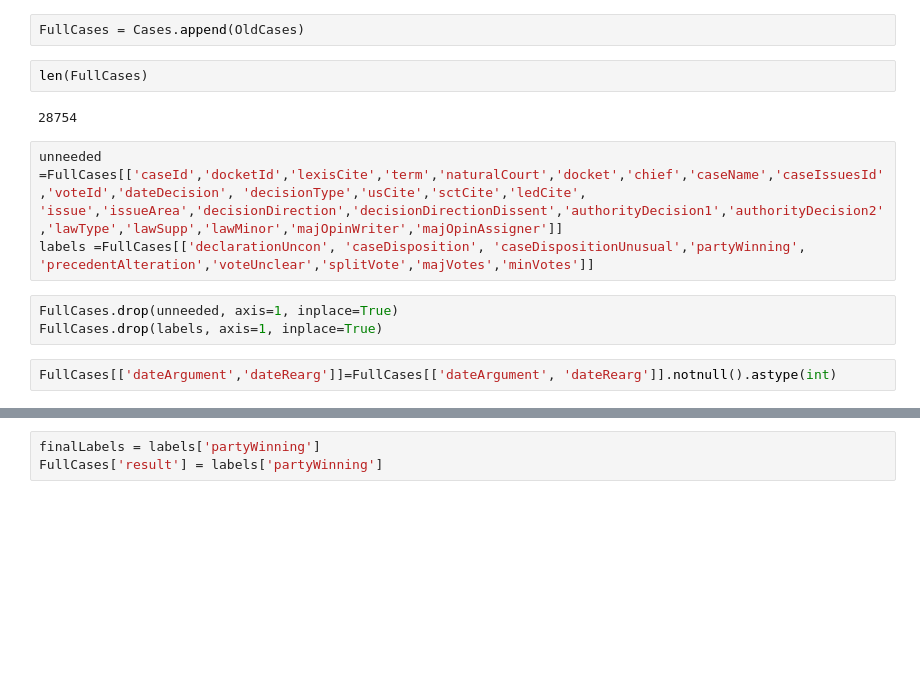
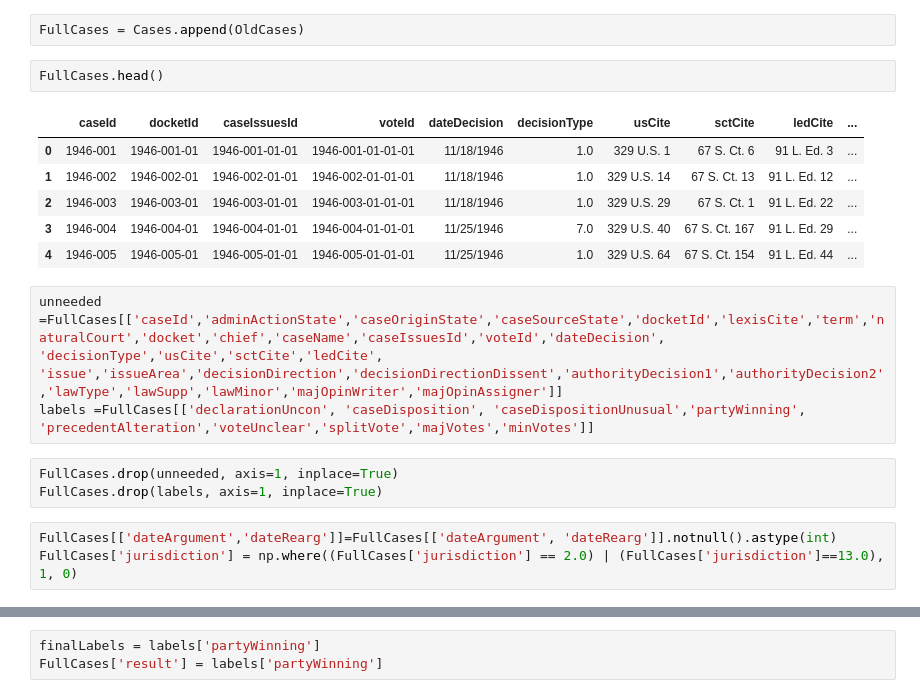
Before and after one commit to DKEENEY81/project, a Jupyter notebook: FulldataModel.ipynb, the cells around one changed output, grey strips where cells are left out. Cells and saved outputs as stored; diff of their text form; blank space fills up the shorter version.

```diff
--- a/FulldataModel.ipynb
+++ b/FulldataModel.ipynb
@@ -13,15 +13,21 @@ Cases = pd.read_csv('data/Cases2018.csv', encoding='iso-8859-1')
 OldCases = pd.read_csv('data/OldCases.csv', encoding='iso-8859-1')
 # %%
 FullCases = Cases.append(OldCases)
-# %%
-len(FullCases)
-# %% [output]
-28754
+# %%
+FullCases.head()
+# %% [output]
+|  | caseId | docketId | caseIssuesId | voteId | dateDecision | decisionType | usCite | sctCite | ledCite | ... |
+| 0 | 1946-001 | 1946-001-01 | 1946-001-01-01 | 1946-001-01-01-01 | 11/18/1946 | 1.0 | 329 U.S. 1 | 67 S. Ct. 6 | 91 L. Ed. 3 | ... |
+| 1 | 1946-002 | 1946-002-01 | 1946-002-01-01 | 1946-002-01-01-01 | 11/18/1946 | 1.0 | 329 U.S. 14 | 67 S. Ct. 13 | 91 L. Ed. 12 | ... |
+| 2 | 1946-003 | 1946-003-01 | 1946-003-01-01 | 1946-003-01-01-01 | 11/18/1946 | 1.0 | 329 U.S. 29 | 67 S. Ct. 1 | 91 L. Ed. 22 | ... |
+| 3 | 1946-004 | 1946-004-01 | 1946-004-01-01 | 1946-004-01-01-01 | 11/25/1946 | 7.0 | 329 U.S. 40 | 67 S. Ct. 167 | 91 L. Ed. 29 | ... |
+| 4 | 1946-005 | 1946-005-01 | 1946-005-01-01 | 1946-005-01-01-01 | 11/25/1946 | 1.0 | 329 U.S. 64 | 67 S. Ct. 154 | 91 L. Ed. 44 | ... |
 # %%
-unneeded =FullCases[['caseId','docketId','lexisCite','term','naturalCourt','docket','chief','caseName','caseIssuesId','voteId','dateDecision', 'decisionType','usCite','sctCite','ledCite', 'issue','issueArea','decisionDirection','decisionDirectionDissent','authorityDecision1','authorityDecision2','lawType','lawSupp','lawMinor','majOpinWriter','majOpinAssigner']]
+unneeded =FullCases[['caseId','adminActionState','caseOriginState','caseSourceState','docketId','lexisCite','term','naturalCourt','docket','chief','caseName','caseIssuesId','voteId','dateDecision', 'decisionType','usCite','sctCite','ledCite', 'issue','issueArea','decisionDirection','decisionDirectionDissent','authorityDecision1','authorityDecision2','lawType','lawSupp','lawMinor','majOpinWriter','majOpinAssigner']]
 labels =FullCases[['declarationUncon', 'caseDisposition', 'caseDispositionUnusual','partyWinning', 'precedentAlteration','voteUnclear','splitVote','majVotes','minVotes']]
 # %%
 FullCases.drop(unneeded, axis=1, inplace=True)
 FullCases.drop(labels, axis=1, inplace=True)
 # %%
 FullCases[['dateArgument','dateRearg']]=FullCases[['dateArgument', 'dateRearg']].notnull().astype(int)
+FullCases['jurisdiction'] = np.where((FullCases['jurisdiction'] == 2.0) | (FullCases['jurisdiction']==13.0), 1, 0)
```
Also changed, not shown: parts of 17 cells of this notebook, 1 other file.
